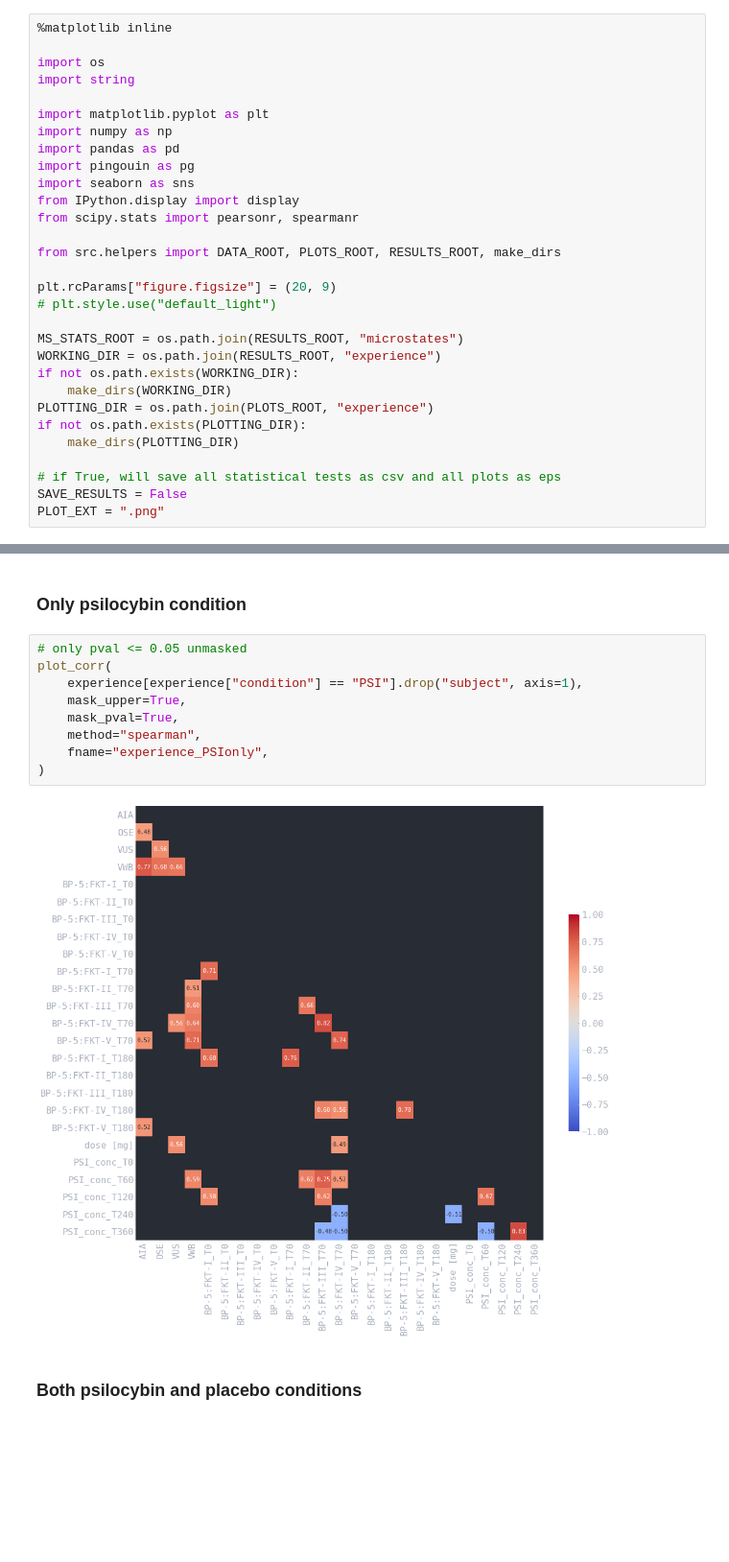
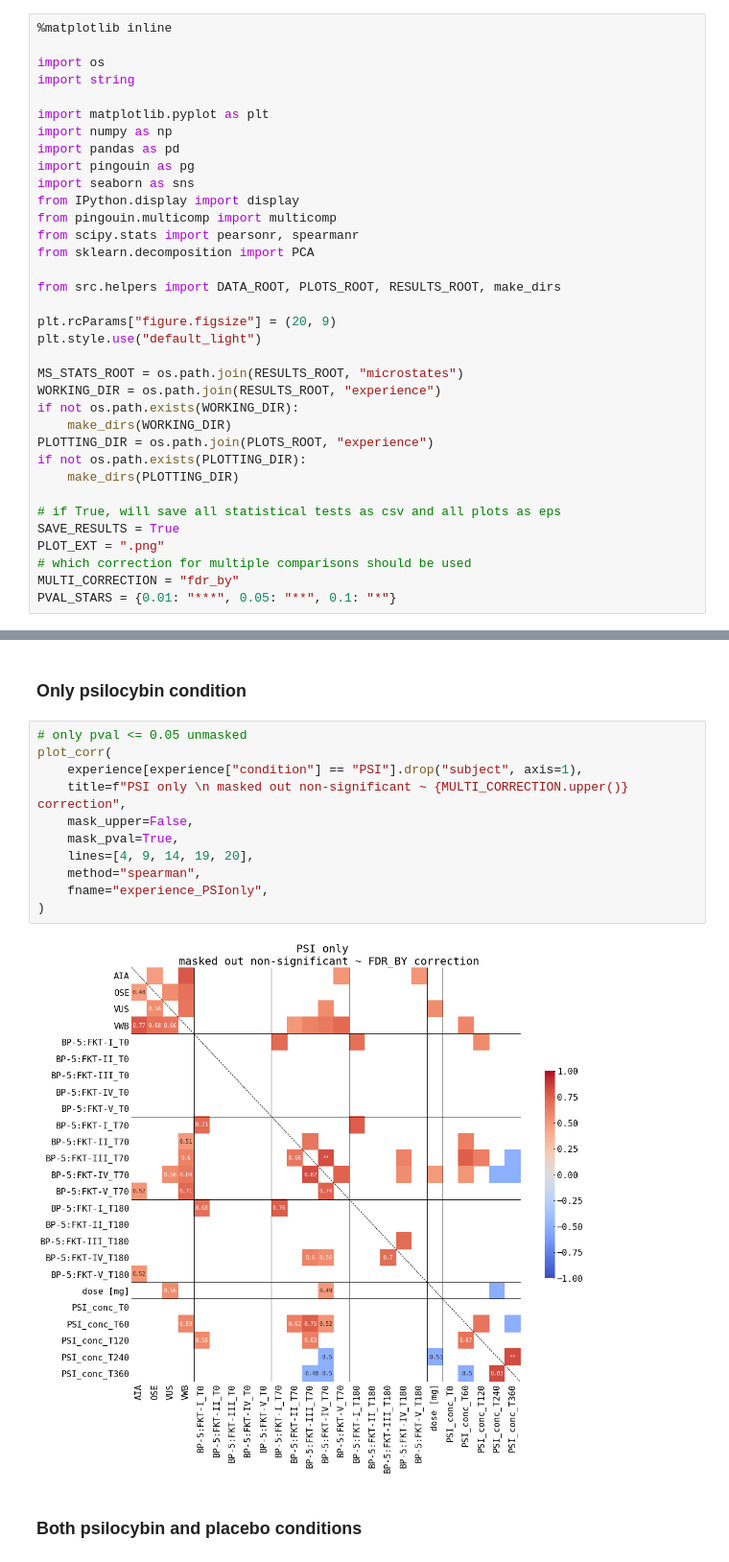
Before and after one commit to jajcayn/psilocybin-microstates, a Jupyter notebook: 3-psychedelic-experience-data.ipynb, the cells around one changed output, grey strips where cells are left out. Shown at 96% size. Cells and saved outputs as stored; diff of their text form; blank space fills up the shorter version.

```diff
--- a/3-psychedelic-experience-data.ipynb
+++ b/3-psychedelic-experience-data.ipynb
@@ -14,12 +14,14 @@ import pandas as pd
 import pingouin as pg
 import seaborn as sns
 from IPython.display import display
+from pingouin.multicomp import multicomp
 from scipy.stats import pearsonr, spearmanr
+from sklearn.decomposition import PCA
 
 from src.helpers import DATA_ROOT, PLOTS_ROOT, RESULTS_ROOT, make_dirs
 
 plt.rcParams["figure.figsize"] = (20, 9)
-# plt.style.use("default_light")
+plt.style.use("default_light")
 
 MS_STATS_ROOT = os.path.join(RESULTS_ROOT, "microstates")
 WORKING_DIR = os.path.join(RESULTS_ROOT, "experience")
@@ -30,8 +32,11 @@ if not os.path.exists(PLOTTING_DIR):
     make_dirs(PLOTTING_DIR)
 
 # if True, will save all statistical tests as csv and all plots as eps
-SAVE_RESULTS = False
+SAVE_RESULTS = True
 PLOT_EXT = ".png"
+# which correction for multiple comparisons should be used
+MULTI_CORRECTION = "fdr_by"
+PVAL_STARS = {0.01: "***", 0.05: "**", 0.1: "*"}
 # %%
 experience = pd.read_csv(
     os.path.join(DATA_ROOT, "experience_data", "experience_processed.csv")
@@ -91,14 +157,16 @@ def plot_corr(df, method="pearson", mask_upper=True, mask_pval=True, fname=None)
 # %%
 # only pval <= 0.05 unmasked
 plot_corr(
     experience[experience["condition"] == "PSI"].drop("subject", axis=1),
-    mask_upper=True,
+    title=f"PSI only \n masked out non-significant ~ {MULTI_CORRECTION.upper()} correction",
+    mask_upper=False,
     mask_pval=True,
+    lines=[4, 9, 14, 19, 20],
     method="spearman",
     fname="experience_PSIonly",
 )
 # %% [output]
-[figure, old version]
+[figure, new version]
 # %% [markdown]
 ### Both psilocybin and placebo conditions
 # %%
```
Also changed, not shown: parts of 22 cells of this notebook, 3 other files.
